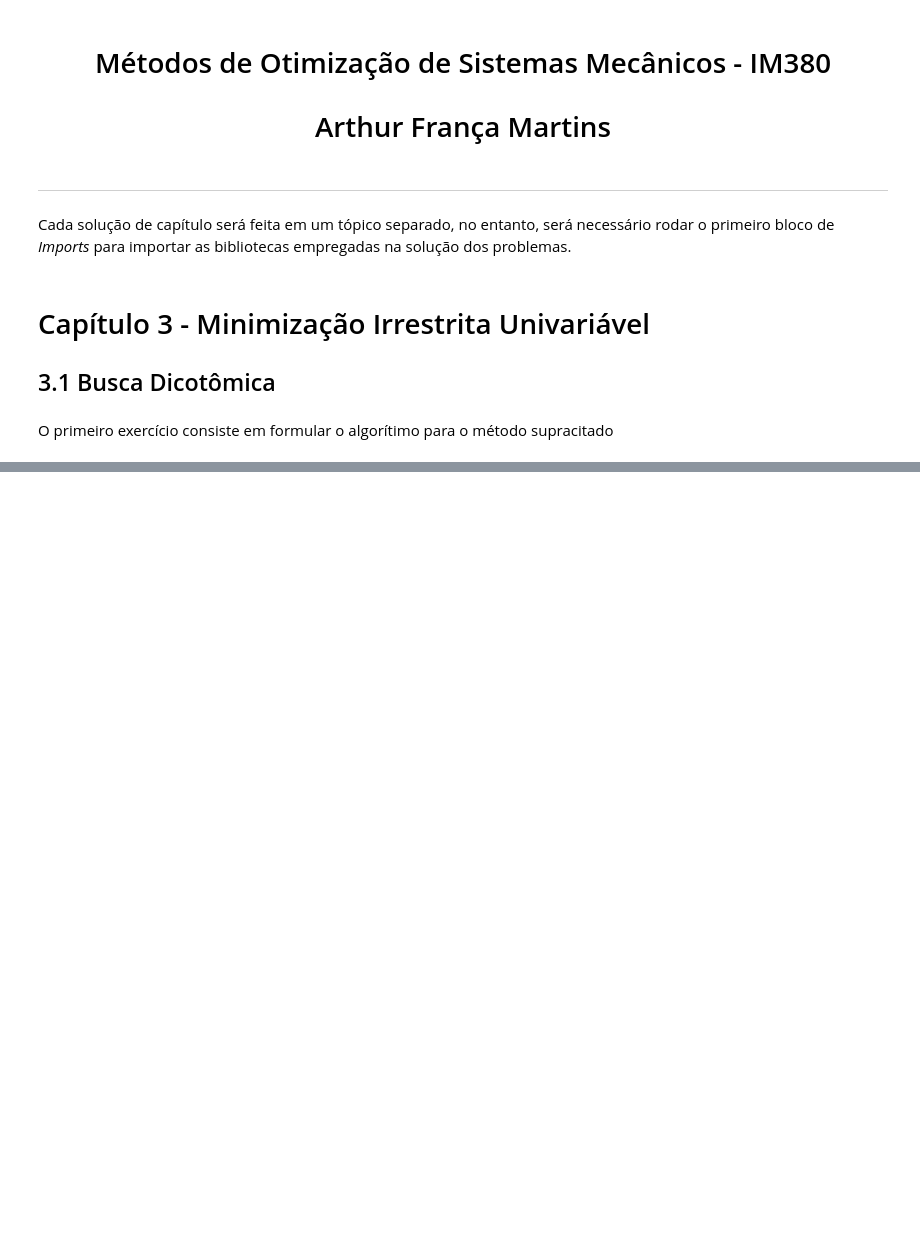
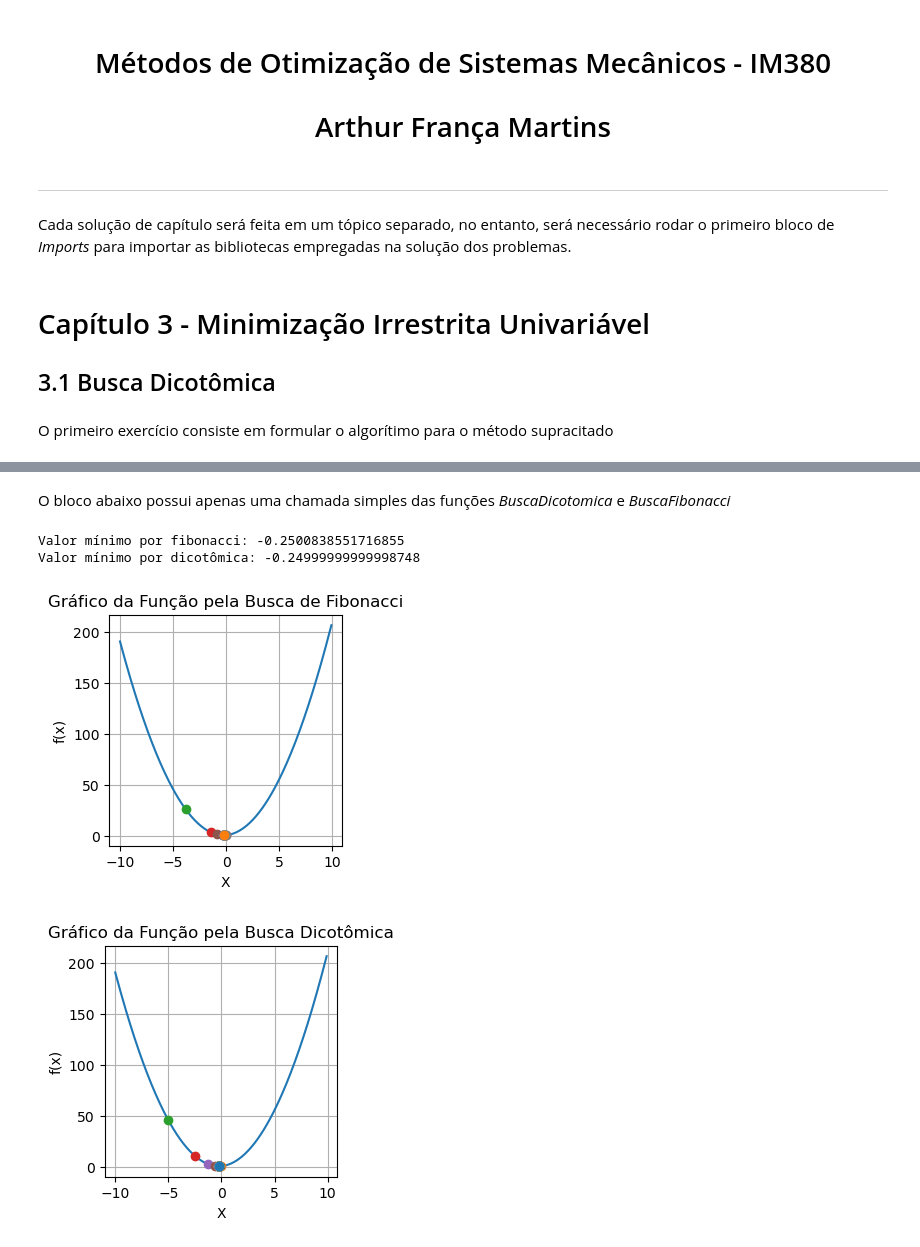
Before and after one commit to afm97/OtimizacaoDeSistemas, a Jupyter notebook: Otimizacao.ipynb, the cells around one changed output, grey strips where cells are left out. Drawn from its saved outputs; the diff is of its cells as text; code cells hidden in the pictures; blank space fills up the shorter version.

```diff
--- a/Otimizacao.ipynb
+++ b/Otimizacao.ipynb
@@ -27,0 +32,9 @@ def f(x):
+# %%
+def f(x,coeficientes):
+    '''
+    RECEBE UM PONTO X E UMA LISTA DE COEFICIENTES E RETORNA O POLINÔMIO CALCULADO NO PONTO X
+    '''
+    polinomio = 0
+    for count in range(len(coeficientes)):
+        polinomio += coeficientes[count] * x ** count
+    return (polinomio)
@@ -66,0 +158,16 @@ encontrarMinimo(x1,x2,0.00001)
+# %% [markdown]
+O bloco abaixo possui apenas uma chamada simples das funções *BuscaDicotomica* e *BuscaFibonacci*
+# %%
+x1 = -10
+x2 = 10
+erro = 0.001
+termoFibonacci = 100
+coeficientes = [1,1,2]
+
+print(f'Valor mínimo por fibonacci: {BuscaFibonacci(x1,x2,coeficientes,termoFibonacci,erro)}')
+print(f'Valor mínimo por dicotômica: {BuscaDicotomica(x1,x2,coeficientes,erro)}')
+# %% [output]
+Valor mínimo por fibonacci: -0.2500838551716855
+Valor mínimo por dicotômica: -0.24999999999998748
+[figure, added]
+[figure, added]
```
Also changed, not shown: parts of 18 cells of this notebook.
